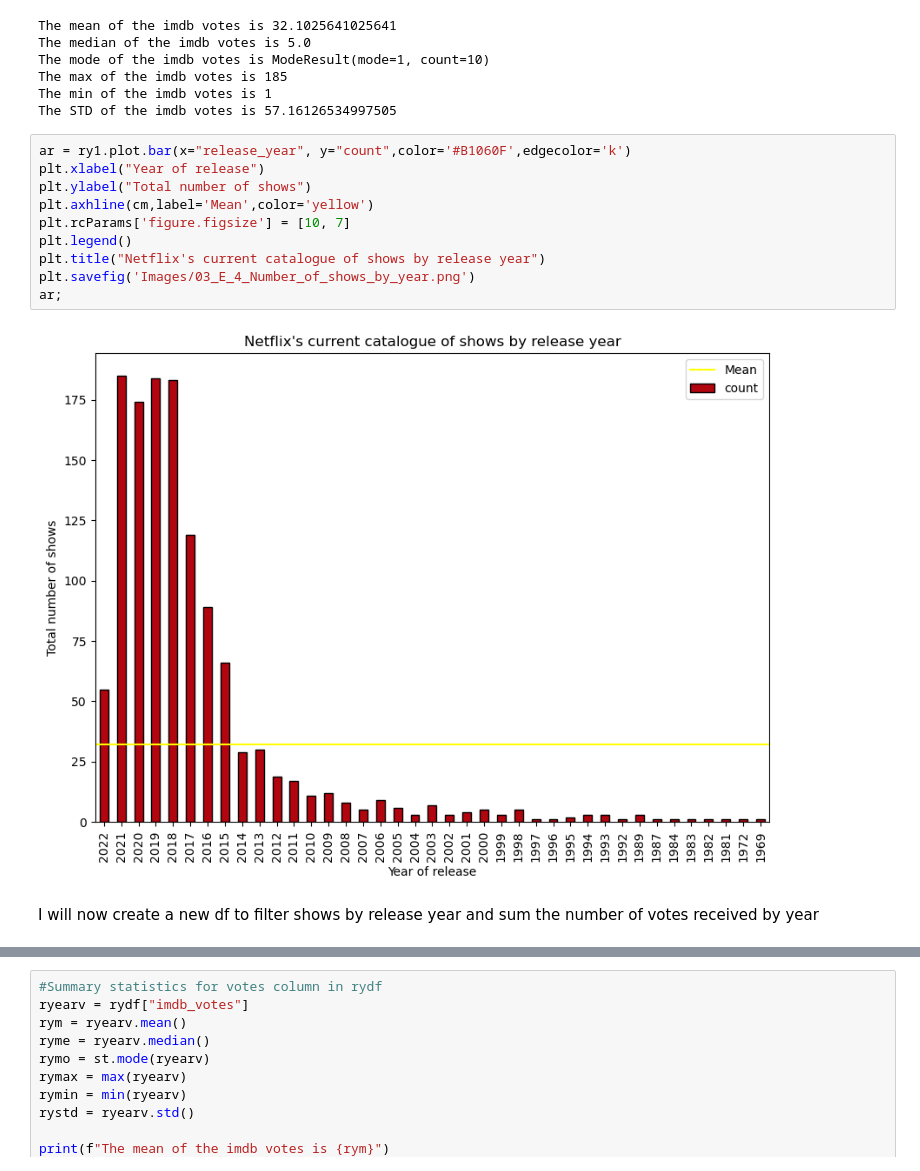
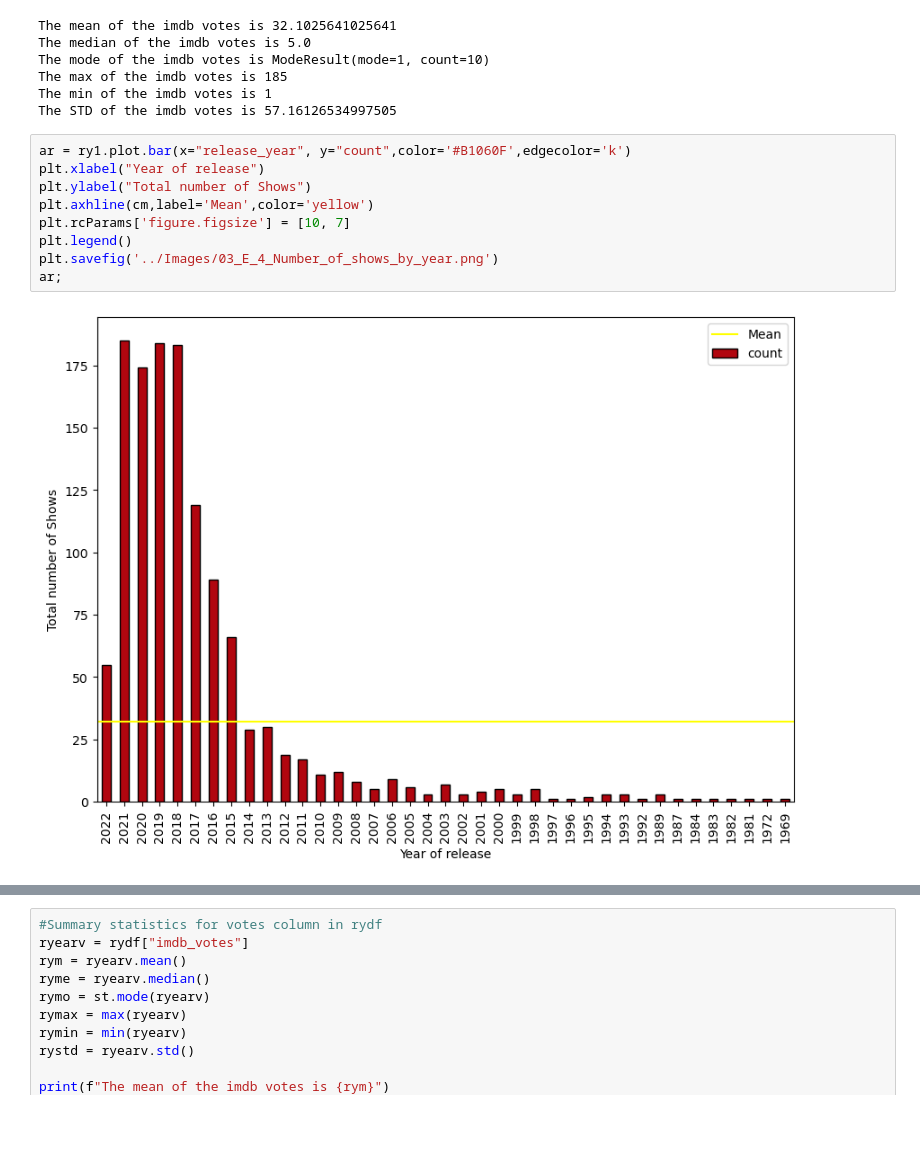
Before and after one commit to NidaB-C/NetflixEDA, a Jupyter notebook: 03_imdb_scores_votes_genres.ipynb, the cells around one changed output, grey strips where cells are left out. Drawn from its saved outputs; the diff is of its cells as text; blank space fills up the shorter version.

```diff
--- a/03_imdb_scores_votes_genres.ipynb
+++ b/03_imdb_scores_votes_genres.ipynb
@@ -286,15 +285,12 @@ The STD of the imdb votes is 57.16126534997505
 # %%
 ar = ry1.plot.bar(x="release_year", y="count",color='#B1060F',edgecolor='k')
 plt.xlabel("Year of release")
-plt.ylabel("Total number of shows")
+plt.ylabel("Total number of Shows")
 plt.axhline(cm,label='Mean',color='yellow')
 plt.rcParams['figure.figsize'] = [10, 7]
 plt.legend()
-plt.title("Netflix's current catalogue of shows by release year")
-plt.savefig('Images/03_E_4_Number_of_shows_by_year.png')
+plt.savefig('../Images/03_E_4_Number_of_shows_by_year.png')
 ar;
 # %% [output]
-[figure, old version]
+[figure, new version]
-# %% [markdown]
-I will now create a new df to filter shows by release year and sum the number of votes received by year
 # %%
```
Also changed, not shown: parts of 8 cells of this notebook, 2 other files.
